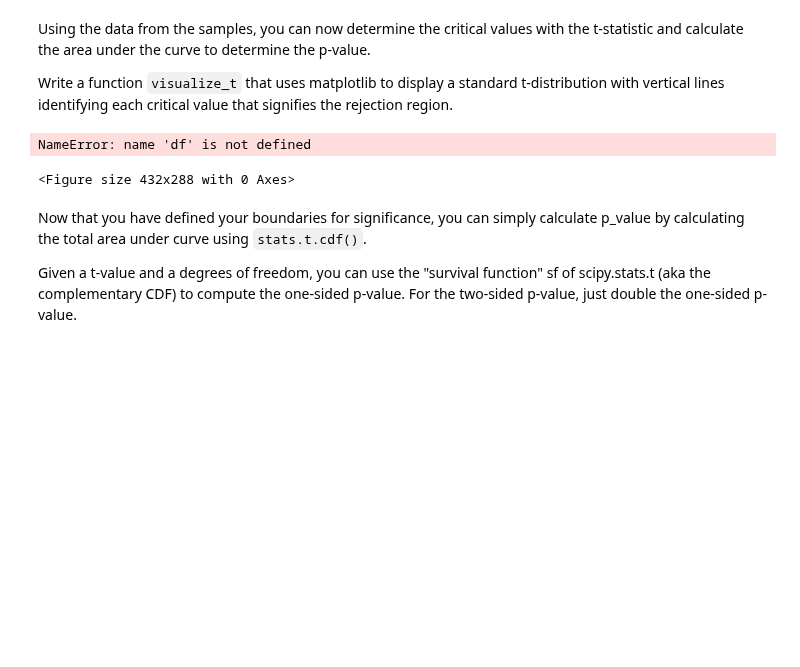
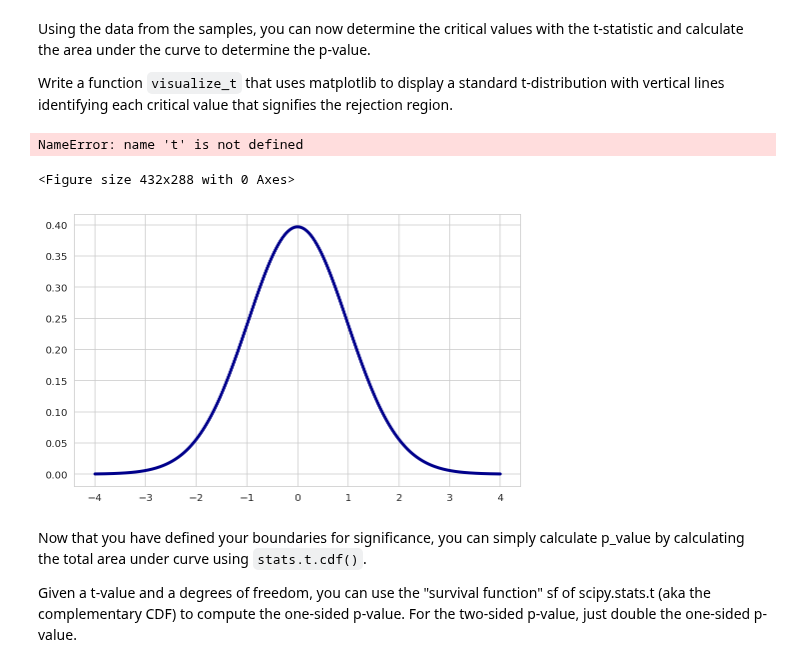
Before and after one commit to npschafer/dsc-two-sample-t-tests-lab-houston-ds-042219, a Jupyter notebook: index.ipynb, the cells around one changed output. Drawn from its saved outputs; the diff is of its cells as text; code cells hidden in the pictures; blank space fills up the shorter version.

```diff
--- a/index.ipynb
+++ b/index.ipynb
@@ -160,35 +160,36 @@ def visualize_t(t_stat, n_control, n_experimental):
     # initialize a matplotlib "figure"
     plt.figure()
 
     # generate points on the x axis between -4 and 4:
     xs = np.linspace(-4, 4, 200)
 
     # use stats.t.pdf to get values on the probability density function for the t-distribution
     # the second argument is the degrees of freedom
-    ys = stats.t.pdf(xs, , 0, 1)
+    ys = stats.t.pdf(xs, n_experimental-1, 0, 1)
 
     # initialize a matplotlib "figure"
     fig = plt.figure(figsize=(8,5))
 
     # get the current "axis" out of the figure
     ax = fig.gca()
 
     # plot the lines using matplotlib's plot function:
     ax.plot(xs, ys, linewidth=3, color='darkblue')
 
     # plot a vertical line for our measured difference in rates t-statistic
     ax.axvline(t, color='red', linestyle='--', lw=5,label='t-statistic')
     ax.legend()
     plt.show()
 
     return None
 
 n_control = len(control)
 n_experimental = len(experimental)
 visualize_t(t_stat, n_control, n_experimental)
 # %% [output]
-NameError: name 'df' is not defined
+NameError: name 't' is not defined
 <Figure size 432x288 with 0 Axes>
+[figure, added]
 # %% [markdown]
 Now that you have defined your boundaries for significance, you can simply calculate p_value by calculating the total area under curve using `stats.t.cdf()`.
 
```
